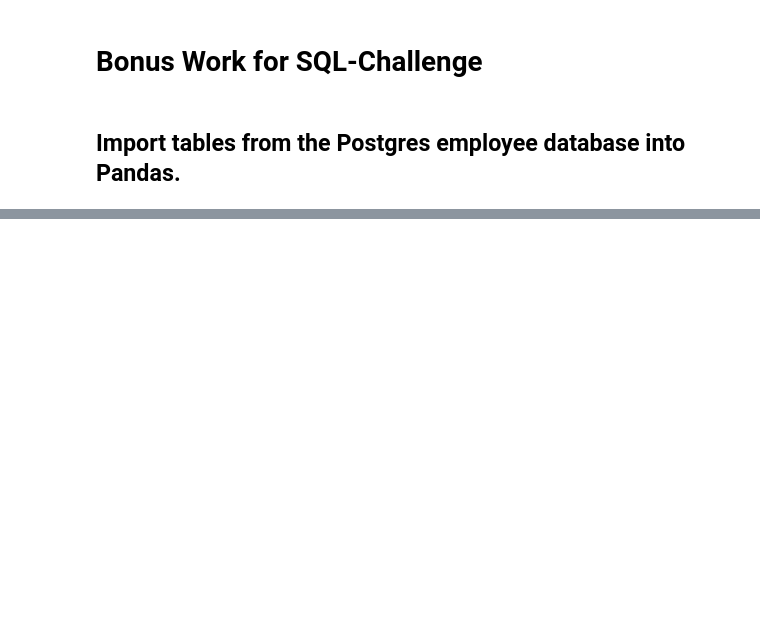
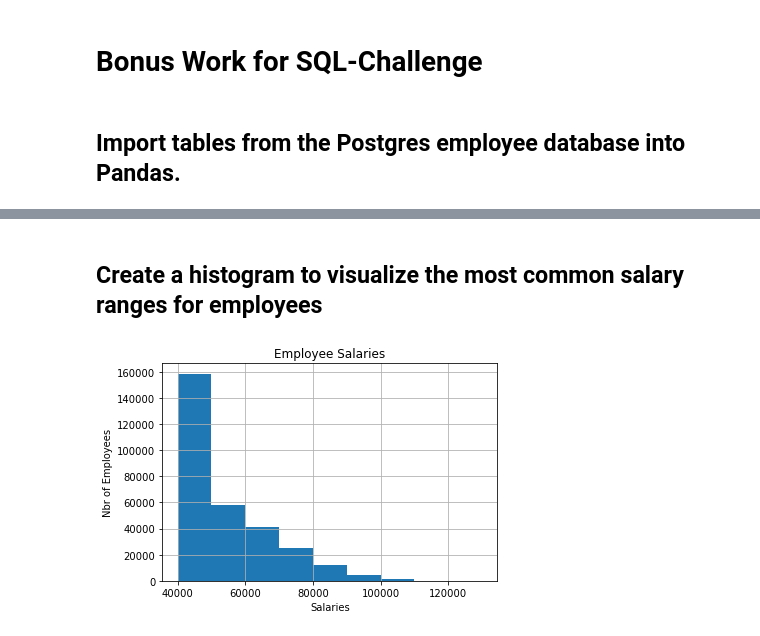
Before and after one commit to zombimaki/sql-challenge, a Jupyter notebook: EmployeeSQL/bonus.ipynb, the cells around one changed output, grey strips where cells are left out. Drawn from its saved outputs; the diff is of its cells as text; code cells hidden in the pictures; blank space fills up the shorter version.

```diff
--- a/EmployeeSQL/bonus.ipynb
+++ b/EmployeeSQL/bonus.ipynb
@@ -46,0 +54,26 @@ employee_final_df
+# %% [markdown]
+## Create a histogram to visualize the most common salary ranges for employees
+# %%
+# create a new clean salary field without commas and dollar signes
+employee_final_df['clean_salary'] = employee_final_df[employee_final_df.columns[7:8]] = employee_final_df[employee_final_df.columns[7:8]].replace('[\$,]', '', regex=True).astype(float)
+
+
+# create a salary list
+salaries = employee_final_df['clean_salary'].tolist()
+
+
+# define the bins to use in the histogram
+salary_bins = [40000,50000,60000,70000,80000,90000,100000,110000,120000,130000]
+
+fig,ax = plt.subplots()
+
+x = np.array(salaries)
+
+ax.hist(x, bins = salary_bins)
+ax.set_title("Employee Salaries")
+ax.set_xlabel('Salaries')
+ax.set_ylabel('Nbr of Employees')
+plt.grid()
+plt.show()
+# %% [output]
+[figure, added]
```
Also changed, not shown: parts of 7 cells of this notebook.
